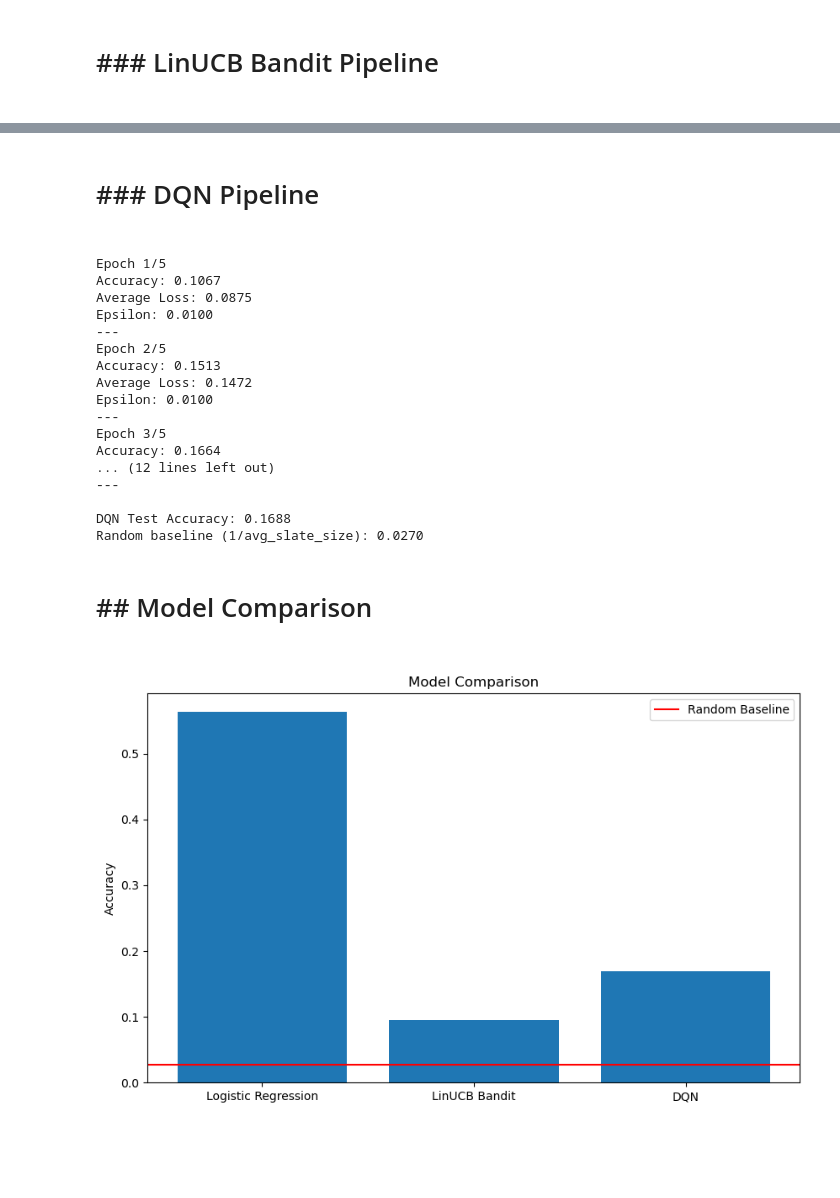
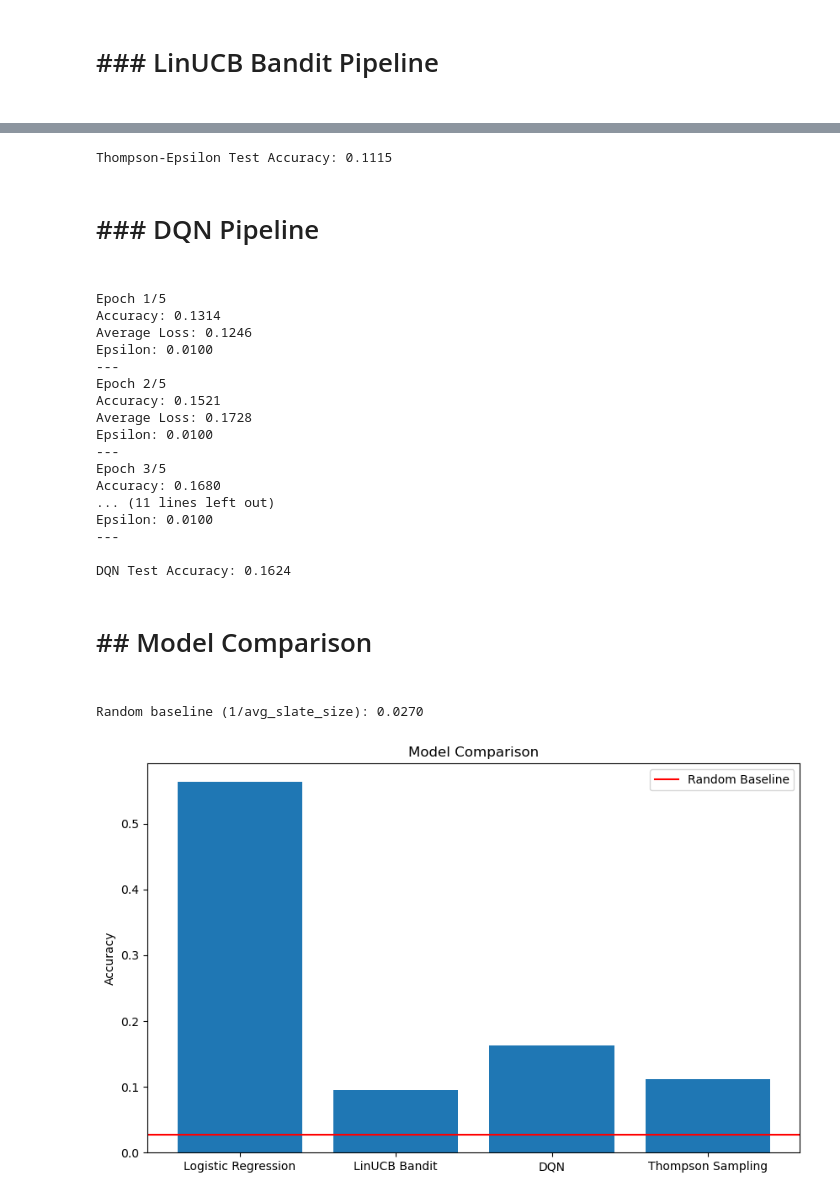
Before and after one commit to josh-segal/linkRec, a Jupyter notebook: model_pipelines.ipynb, the cells around one changed output, grey strips where cells are left out. Cells and saved outputs as stored; diff of their text form; code cells hidden in the pictures; blank space fills up the shorter version.

Commit message:
adds thompson sampling

```diff
--- a/model_pipelines.ipynb
+++ b/model_pipelines.ipynb
@@ -1082,3 +1258,20 @@ Random baseline (1/avg_slate_size): 0.0270
+# %%
+# Initialize Thompson Sampling model
+thompson_model = ThompsonEpsilonGreedy(
+    d=feature_dim,
+    epsilon=0.1,
+    v=1.0,
+    lambda_prior=10.0
+)
+
+# Train model
+thompson_model = train_thompson(thompson_model, bandit_train_data, bandit_scaler)
+
+# Evaluate model
+thompson_accuracy = evaluate_thompson(thompson_model, bandit_test_data, bandit_scaler)
+print(f"Thompson-Epsilon Test Accuracy: {thompson_accuracy:.4f}")
+# %% [output]
+Thompson-Epsilon Test Accuracy: 0.1115
 # %% [markdown]
 # ### DQN Pipeline
 
@@ -1099,43 +1292,49 @@ dqn_losses, dqn_accuracies = train_dqn(dqn_agent, dqn_train_data, dqn_scaler, nu
 # Evaluate DQN
 dqn_accuracy = evaluate_dqn(dqn_agent, dqn_test_data, dqn_scaler)
 print(f"\nDQN Test Accuracy: {dqn_accuracy:.4f}")
-print(f"Random baseline (1/avg_slate_size): {random_baseline:.4f}")
 
 #
 # %% [output]
 Epoch 1/5
-Accuracy: 0.1067
-Average Loss: 0.0875
+Accuracy: 0.1314
+Average Loss: 0.1246
 Epsilon: 0.0100
 ---
 Epoch 2/5
-Accuracy: 0.1513
-Average Loss: 0.1472
+Accuracy: 0.1521
+Average Loss: 0.1728
 Epsilon: 0.0100
 ---
 Epoch 3/5
-Accuracy: 0.1664
-... (12 lines left out)
+Accuracy: 0.1680
+... (11 lines left out)
+Epsilon: 0.0100
 ---
 
-DQN Test Accuracy: 0.1688
-Random baseline (1/avg_slate_size): 0.0270
+DQN Test Accuracy: 0.1624
 # %% [markdown]
 # ## Model Comparison
 
 #
+# %%
+# Calculate random baseline
+avg_slate_size = np.mean([len(interaction['slate']) for interaction in bandit_data])
+random_baseline = 1/avg_slate_size
+print(f"Random baseline (1/avg_slate_size): {random_baseline:.4f}")
+# %% [output]
+Random baseline (1/avg_slate_size): 0.0270
 # %%
 # Compare model performances
-models = ['Logistic Regression', 'LinUCB Bandit', 'DQN']
-accuracies = [lr_results['accuracy'], bandit_accuracy, dqn_accuracy]
+models = ['Logistic Regression', 'LinUCB Bandit', 'DQN', 'Thompson Sampling']
+accuracies = [lr_results['accuracy'], bandit_accuracy, dqn_accuracy, thompson_accuracy]
 
 plt.figure(figsize=(10, 6))
 plt.bar(models, accuracies)
 plt.axhline(y=random_baseline, color='r', linestyle='-', label='Random Baseline')
 plt.ylabel('Accuracy')
 plt.title('Model Comparison')
 plt.legend()
 plt.show()
 # %% [output]
-[figure, old version]
+[figure, new version]
 # %%
```
Also changed, not shown: parts of 6 cells of this notebook, 2 other files.
